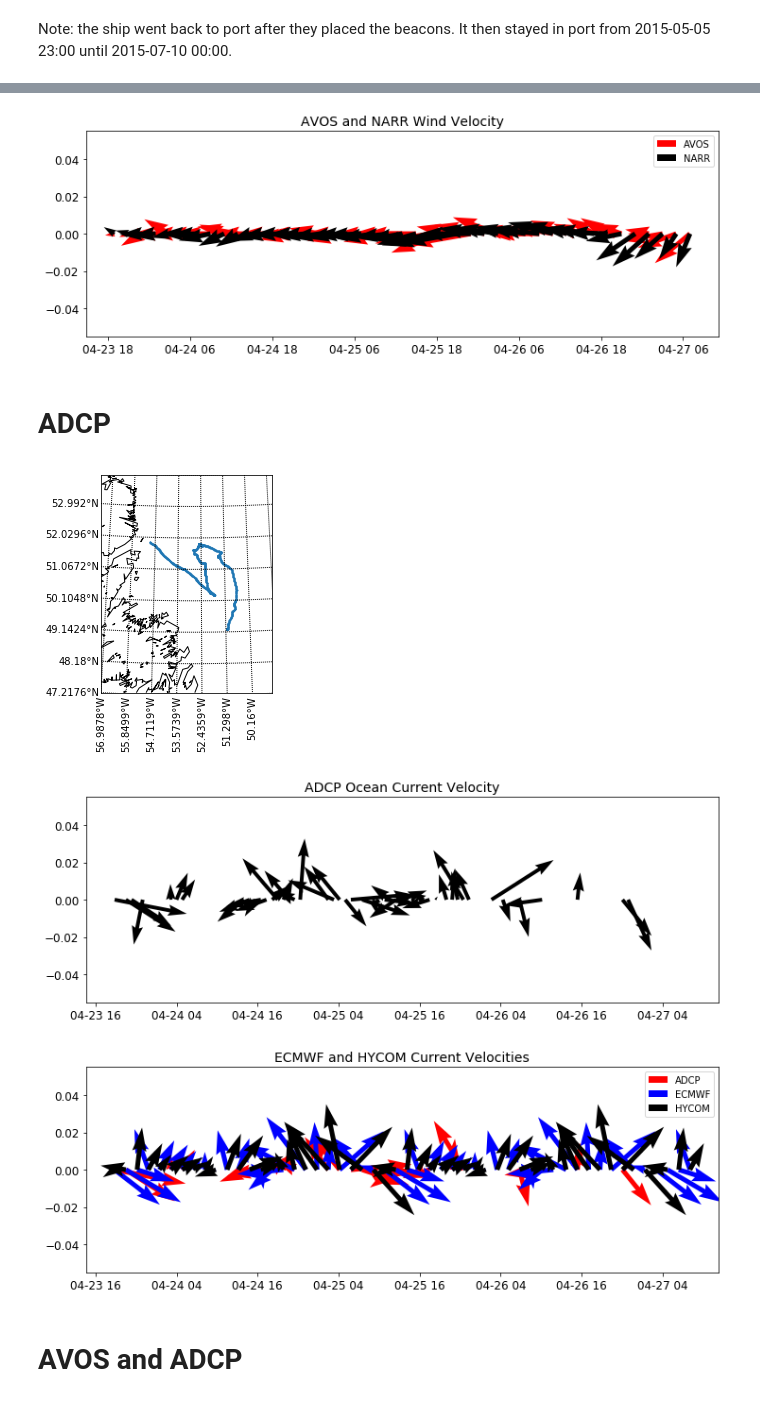
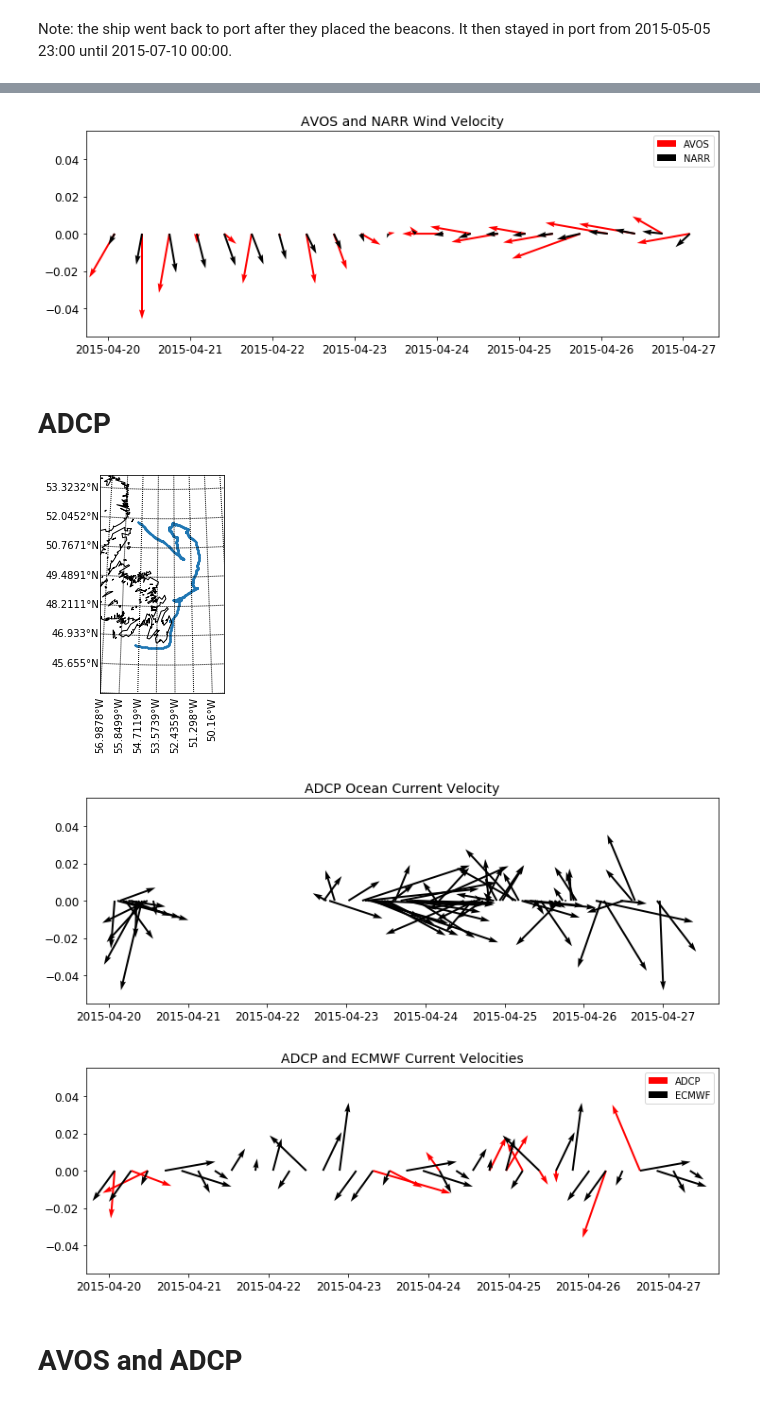
Before and after one commit to jmunroe/IceDEF, a Jupyter notebook: notebooks/statoil_arcticnet_data.ipynb, the cells around one changed output, grey strips where cells are left out. Cells and saved outputs as stored; diff of their text form; code cells hidden in the pictures.

Commit message:
added class to analyze velocities by producing plots and stats

```diff
--- a/notebooks/statoil_arcticnet_data.ipynb
+++ b/notebooks/statoil_arcticnet_data.ipynb
@@ -62,9 +62,12 @@ stats_df
 # %% [markdown]
 # Subset Info
 # %%
-time_bounds = np.datetime64(min(stats_df['start_time'])), np.datetime64(max(stats_df['end_time']))
-longitude_bounds = -55, -40
-bounds_by_colname = {'time': time_bounds, 'longitude': longitude_bounds}
+start_time = np.datetime64(min(stats_df['start_time'])) - np.timedelta64(10, 'D')
+end_time = np.datetime64(max(stats_df['end_time'])) + np.timedelta64(10, 'D')
+time_bounds = start_time, end_time
+latitude_bounds = 40, 60
+longitude_bounds = -55, -50
+bounds_by_colname = {'time': time_bounds, 'latitude': latitude_bounds, 'longitude': longitude_bounds}
 # %%
 def subset_ds(ds, bounds_by_colname):
     for colname, bounds in bounds_by_colname.items():
@@ -90,13 +93,16 @@ fig, ax = plot.plot_track([avos_ds_subset['latitude'].values, avos_ds_subset['lo
 Note: the ship went back to port after they placed the beacons. It then stayed in port from 2015-05-05 23:00 until 2015-07-10 00:00.
 # %%
 fig = plt.figure(figsize=(12, 4))
-gap = 2
+gap = 10
 len_ = len(avos_ds_subset.time.values[::gap])
 x = avos_ds_subset.time.values[::gap]
 y = [0] * len_
 u = avos_ds_subset.eastward_velocity.values[::gap]
 v = avos_ds_subset.northward_velocity.values[::gap]
-plt.quiver(x, y, u, v)
+width = 3e-3
+scale = 5e2
+kwargs = {'width': width, 'scale': scale}
+plt.quiver(x, y, u, v, **kwargs)
 plt.title('AVOS Wind Velocity')
 plt.show()
 fig.savefig(plot_dir + 'avos_wind_velocity.png')
@@ -121,7 +127,7 @@ for i in range(len_):
                     narr_atm_df.loc[len(narr_atm_df)] = [t, x, y, float(u), float(v), float(iu), float(iv)]
 # %%
 fig = plt.figure(figsize=(12, 4))
-gap = 2
+gap = 8
 len_ = len(avos_ds_subset.time.values[::gap])
 x = avos_ds_subset.time.values[::gap]
 y = [0] * len_
@@ -129,14 +135,17 @@ u = avos_ds_subset.eastward_velocity.values[::gap]
 v = avos_ds_subset.northward_velocity.values[::gap]
 iu = narr_atm_df.iu.values[::gap]
 iv = narr_atm_df.iv.values[::gap]
-plt.quiver(x, y, u, v, color='red', label='AVOS')
-plt.quiver(x, y, iu, iv, label='NARR')
+width = 3e-3
+scale = 2e2
+kwargs = {'width': width, 'scale': scale}
+plt.quiver(x, y, u, v, color='red', label='AVOS', **kwargs)
+plt.quiver(x, y, iu, iv, label='NARR', **kwargs)
 plt.title('AVOS and NARR Wind Velocity')
 plt.legend()
 plt.show()
 fig.savefig(plot_dir + 'avos_narr_wind_velocity.png')
 # %% [output]
-[figure, old version]
+[figure, new version]
 # %% [markdown]
 # ADCP
 # %%
@@ -149,7 +158,7 @@ map_kwargs = {'pads': pads}
 kwargs = {'map_kwargs': map_kwargs}
 fig, ax = plot.plot_track([adcp_ds_subset.latitude.values, adcp_ds_subset.longitude.values], **kwargs)
 # %% [output]
-[figure, old version]
+[figure, new version]
 # %%
 fig = plt.figure(figsize=(12, 4))
 gap = 10
@@ -158,12 +167,15 @@ x = adcp_ds_subset.time.values[::gap]
 y = [0] * len_
 u = adcp_ds_subset.eastward_velocity.values[::gap, 0]
 v = adcp_ds_subset.northward_velocity.values[::gap, 0]
-plt.quiver(x, y, u, v)
+width = 3e-3
+scale = 2
+kwargs = {'width': width, 'scale': scale}
+plt.quiver(x, y, u, v, **kwargs)
 plt.title('ADCP Ocean Current Velocity')
 plt.show()
 fig.savefig(plot_dir + 'adcp_current_velocity.png')
 # %% [output]
-[figure, old version]
+[figure, new version]
 # %%
 time_frame = adcp_ds_subset.time.values[0], adcp_ds_subset.time.values[-1]
 ecmwf_ocean = metocean.Ocean(time_frame, model='ECMWF')
@@ -189,25 +201,30 @@ for i in range(len_):
                     hycom_ocean_df.loc[len(hycom_ocean_df)] = [t, x, y, float(u), float(v), float(iu), float(iv)]
 # %%
 fig = plt.figure(figsize=(12, 4))
-gap = 20
+gap = 60
 len_ = len(adcp_ds_subset.time.values[::gap])
 x = adcp_ds_subset.time.values[::gap]
 y = [0] * len_
 u = adcp_ds_subset.eastward_velocity.values[::gap, 0]
 v = adcp_ds_subset.northward_velocity.values[::gap, 0]
-plt.quiver(x, y, u, v, color='red', label='ADCP')
+
+width = 3e-3
+scale = 2
+kwargs = {'width': width, 'scale': scale}
+
+plt.quiver(x, y, u, v, color='red', label='ADCP', **kwargs)
 iu = ecmwf_ocean_df.iu.values[::gap]
 iv = ecmwf_ocean_df.iv.values[::gap]
-plt.quiver(x, y, iu, iv, color='blue', label='ECMWF')
-iu = hycom_ocean_df.iu.values[::gap]
-iv = hycom_ocean_df.iv.values[::gap]
-plt.quiver(x, y, iu, iv, label='HYCOM')
-plt.title('ECMWF and HYCOM Current Velocities')
+plt.quiver(x, y, iu, iv, color='black', label='ECMWF', **kwargs)
+#iu = hycom_ocean_df.iu.values[::gap]
+#iv = hycom_ocean_df.iv.values[::gap]
+#plt.quiver(x, y, iu, iv, label='HYCOM', **kwargs)
+plt.title('ADCP and ECMWF Current Velocities')
 plt.legend()
 plt.show()
 fig.savefig(plot_dir + 'ecmwf_hycom_current_velocity.png')
 # %% [output]
-[figure, old version]
+[figure, new version]
 # %% [markdown]
 # AVOS and ADCP
 # %%
```
Also changed, not shown: parts of 13 cells of this notebook.
